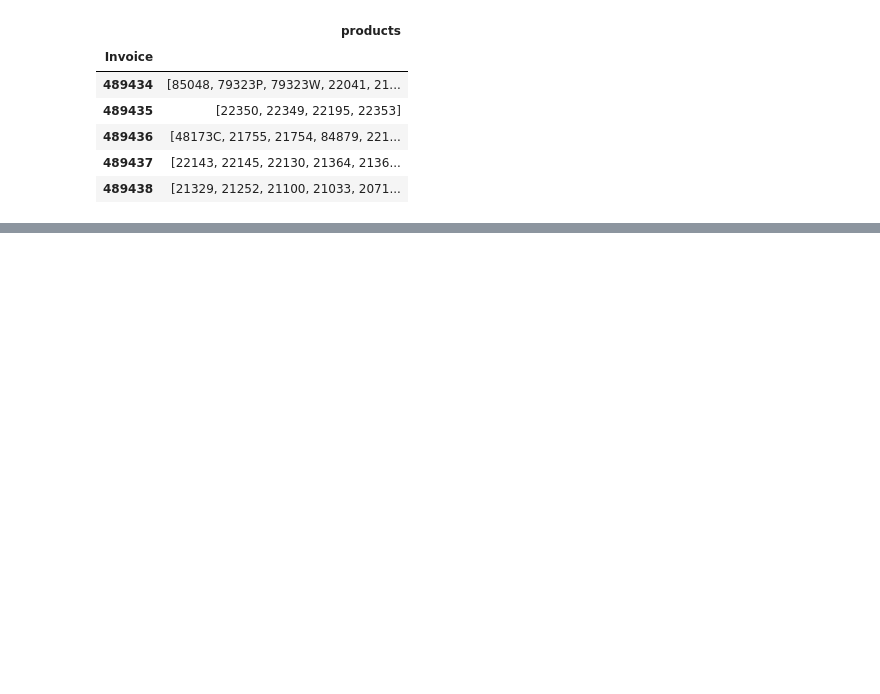
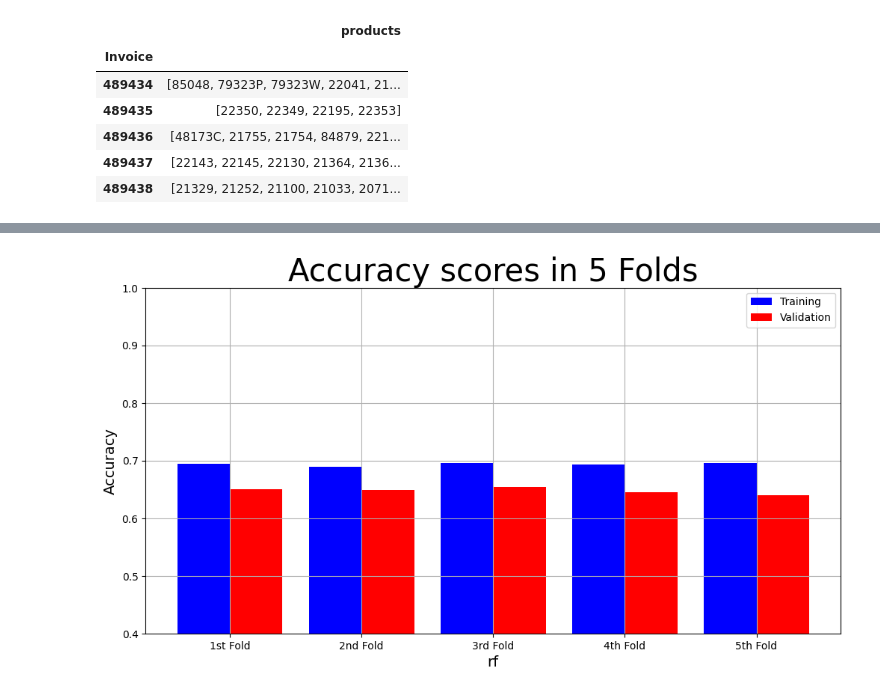
Before and after one commit to qiunimate/e-retail-play, a Jupyter notebook: main.ipynb, the cells around one changed output, grey strips where cells are left out. Cells and saved outputs as stored; diff of their text form; code cells hidden in the pictures; blank space fills up the shorter version.

```diff
--- a/main.ipynb
+++ b/main.ipynb
@@ -139,0 +553,9 @@ For the product 82482, the top 5 products with highest probability are:
+# %%
+model_name = "rf"
+plot_result(model_name,
+            "Accuracy",
+            "Accuracy scores in 5 Folds",
+            rf_result["Training Accuracy scores"],
+            rf_result["Validation Accuracy scores"])
+# %% [output]
+[figure, added]
```
Also changed, not shown: parts of 27 cells of this notebook, 1 other file.
